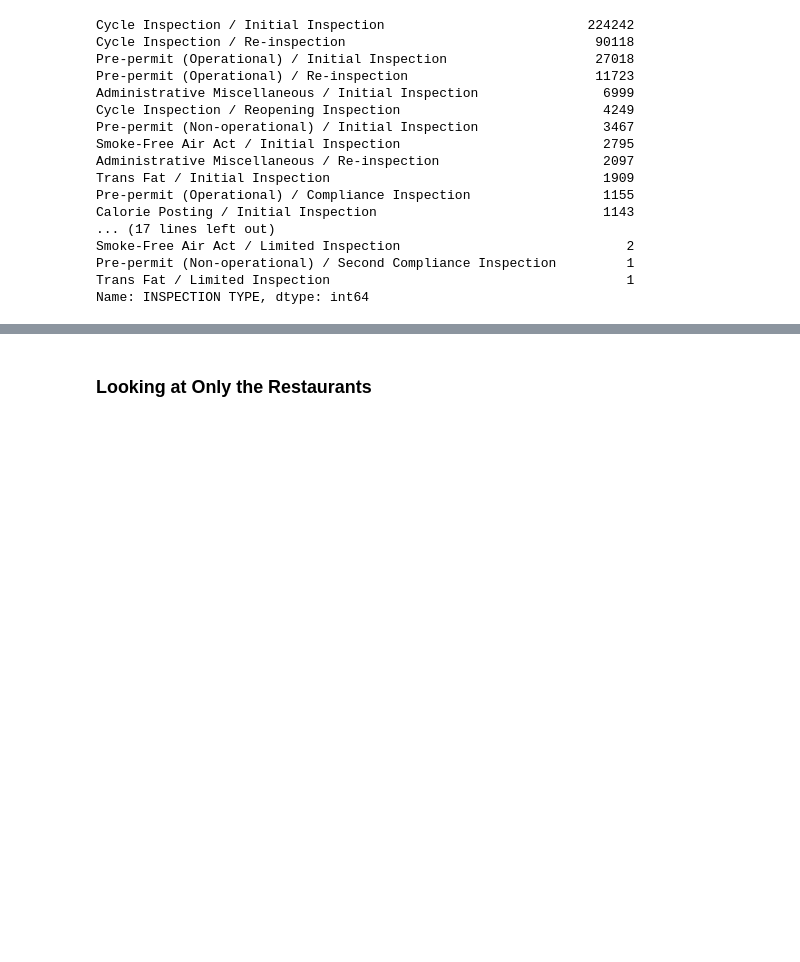
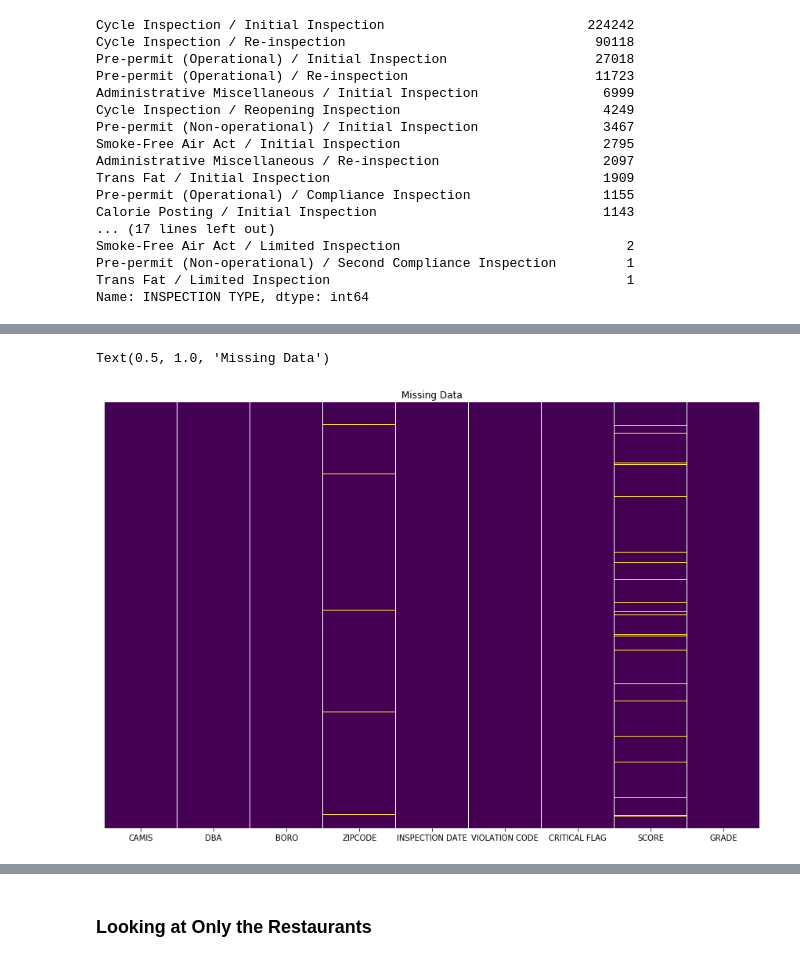
Before and after one commit to deep22kar/random-forest, a Jupyter notebook: Data.ipynb, the cells around one changed output, grey strips where cells are left out. Saved outputs shown, nothing was run; the diff lists cells and outputs as text; code cells hidden in the pictures; blank space fills up the shorter version.

```diff
--- a/Data.ipynb
+++ b/Data.ipynb
@@ -286,0 +289,3 @@ df.head()
+# %%
+# drop unnecessary columns
+df2 = df.drop(['BUILDING', 'STREET', 'PHONE', 'CUISINE DESCRIPTION', 'ACTION', 'RECORD DATE', 'VIOLATION DESCRIPTION', 'GRADE DATE', 'INSPECTION TYPE'], axis=1).copy()
@@ -286,0 +323,8 @@ df.head()
+# %%
+# visualize null values in the dataset
+plt.figure(figsize=(15,10))
+sns.heatmap(df2.isnull(),yticklabels=False,cbar=False,cmap='viridis')
+plt.title('Missing Data')
+# %% [output]
+Text(0.5, 1.0, 'Missing Data')
+[figure, added]
```
Also changed, not shown: parts of 19 cells of this notebook.
